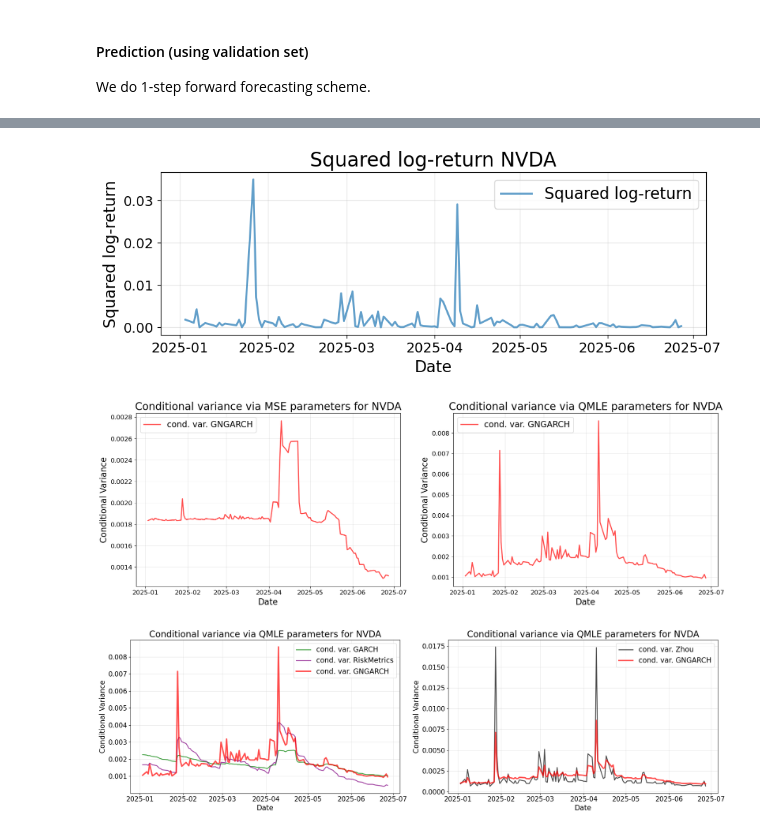
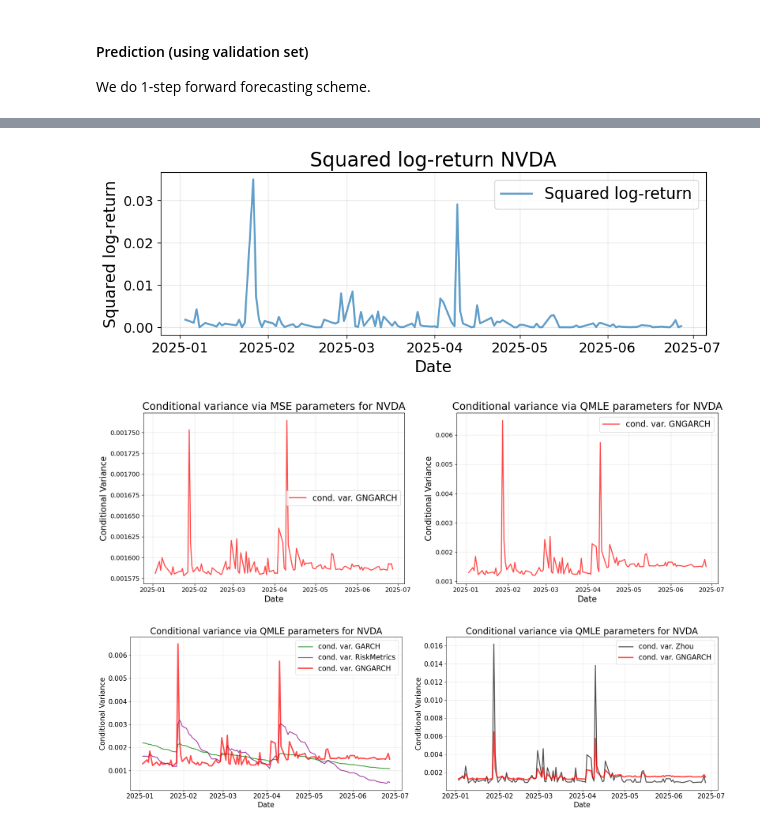
Before and after one commit to PZhou114/GNGARCH_coding, a Jupyter notebook: Modelling Most-Active US Stocks.ipynb, the cells around one changed output, grey strips where cells are left out. Drawn from its saved outputs; the diff is of its cells as text; code cells hidden in the pictures.

```diff
--- a/Modelling Most-Active US Stocks.ipynb
+++ b/Modelling Most-Active US Stocks.ipynb
@@ -1359,10 +1359,10 @@ def cond_var_comparison_inst(df, stock_name,
 
     return params_garch
 # %%
-cond_var_forecast_mse = network_GARCH_cond_var_forecast(W_total, A, params_mse, log_returns, log_returns, window_size=60)
-cond_var_forecast_nll = network_GARCH_cond_var_forecast(W_total, A, params_nll, log_returns, log_returns, window_size=60)
-cond_var_forecast_mse_Zhou = network_GARCH_Zhou_cond_var_forecast(W_total, A, params_mse_Zhou, log_returns, log_returns, window_size=60)
-cond_var_forecast_nll_Zhou = network_GARCH_Zhou_cond_var_forecast(W_total, A, params_nll_Zhou, log_returns, log_returns, window_size=60)
+cond_var_forecast_mse = network_GARCH_cond_var_forecast(W_total, A, params_mse, log_returns, log_returns)
+cond_var_forecast_nll = network_GARCH_cond_var_forecast(W_total, A, params_nll, log_returns, log_returns)
+cond_var_forecast_mse_Zhou = network_GARCH_Zhou_cond_var_forecast(W_total, A, params_mse_Zhou, log_returns, log_returns)
+cond_var_forecast_nll_Zhou = network_GARCH_Zhou_cond_var_forecast(W_total, A, params_nll_Zhou, log_returns, log_returns)
 
 params_garch = cond_var_comparison_inst(log_returns, 'NVDA',
                                         cond_var_forecast_mse, cond_var_forecast_nll,
@@ -1390,7 +1390,7 @@ params_garch3 = cond_var_comparison_inst(log_returns, 'AMD',
 # %% [markdown]
 Next we augment the conditional covariance together. The following function contains both conditional variance and the conditional covariance forecast.
 # %%
-def network_GARCH_cond_forecast(W, S, params, train_data, val_data, window_size=60):
+def network_GARCH_cond_forecast(W, S, params, train_data, val_data, window_size=126):
     """
     Compute the conditional variance and covariance forecast for a network GARCH (global GNGARCH(1,1,[1],[1])) over T time steps for a network with d nodes.
 
@@ -1405,7 +1405,7 @@ def network_GARCH_cond_forecast(W, S, params, train_data, val_data, window_size=
             delta11: non-negative float
         train_data (pd.DataFrame): log-return from training data.
         val_data (pd.DataFrame): log-return from validation data.
-        window_size (int): the rolling window size, default 60.
+        window_size (int): the rolling window size, default 126 (half year trading days).
 
     Returns:
         cond_var_forecast (np.ndarray): an array of shape (T, d) containing the conditional variance forecast for each node at each time step.
@@ -1572,7 +1572,7 @@ val_log_returns
 | 2025-06-27 | 0.016360 | -0.005299 | 0.007449 | -0.034065 | 0.022526 | 0.014539 | -0.102947 | 0.016805 | -0.032564 | -0.005996 | ... | ... |
 120 rows × 75 columns
 # %%
-def one_step_forecast(train_data, val_data, params, window_size=60):
+def one_step_forecast(train_data, val_data, params, window_size=126):
     T_val, d = val_data.shape
     cond_var_forecast_arr = np.zeros((T_val, d))
     cond_cov_forecast_arr = np.zeros((T_val, d, d))
@@ -1600,8 +1600,8 @@ def one_step_forecast(train_data, val_data, params, window_size=60):
 
     return cond_var_forecast_arr, cond_cov_forecast_arr
 # %%
-cond_var_forecast_mse_arr, cond_cov_forecast_mse_arr = one_step_forecast(log_returns, val_log_returns, params_mse, window_size=60)
-cond_var_forecast_nll_arr, cond_cov_forecast_nll_arr = one_step_forecast(log_returns, val_log_returns, params_nll, window_size=60)
+cond_var_forecast_mse_arr, cond_cov_forecast_mse_arr = one_step_forecast(log_returns, val_log_returns, params_mse)
+cond_var_forecast_nll_arr, cond_cov_forecast_nll_arr = one_step_forecast(log_returns, val_log_returns, params_nll)
 # %%
 def one_step_forecast_Zhou(train_data, val_data, params, window_size=60):
     T_val, d = val_data.shape
@@ -1629,16 +1629,16 @@ def one_step_forecast_Zhou(train_data, val_data, params, window_size=60):
 
     return cond_var_forecast_arr
 # %%
-cond_var_forecast_mse_arr_Zhou = one_step_forecast_Zhou(log_returns, val_log_returns, params_mse_Zhou, window_size=60)
-cond_var_forecast_nll_arr_Zhou = one_step_forecast_Zhou(log_returns, val_log_returns, params_nll_Zhou, window_size=60)
+cond_var_forecast_mse_arr_Zhou = one_step_forecast_Zhou(log_returns, val_log_returns, params_mse_Zhou, window_size=180)
+cond_var_forecast_nll_arr_Zhou = one_step_forecast_Zhou(log_returns, val_log_returns, params_nll_Zhou, window_size=180)
 
 params_garch = cond_var_comparison_inst(val_log_returns, 'NVDA',
                           cond_var_forecast_mse_arr, cond_var_forecast_nll_arr,
-                          cond_var_forecast_mse_arr_Zhou, cond_var_forecast_nll_arr_Zhou, params_garch=params_garch, rescale_window=60)
+                          cond_var_forecast_mse_arr_Zhou, cond_var_forecast_nll_arr_Zhou, params_garch=params_garch, rescale_window=120)
 # %% [output]
 [figure]
-[figure, old version]
+[figure, new version]
-[figure, old version]
+[figure, new version]
 # %%
 def cond_cov_val_inst(df_val, stock_name1, stock_name2,
                       cond_cov_mse_train, cond_cov_nll_train,
```
Also changed, not shown: parts of 13 cells of this notebook.
